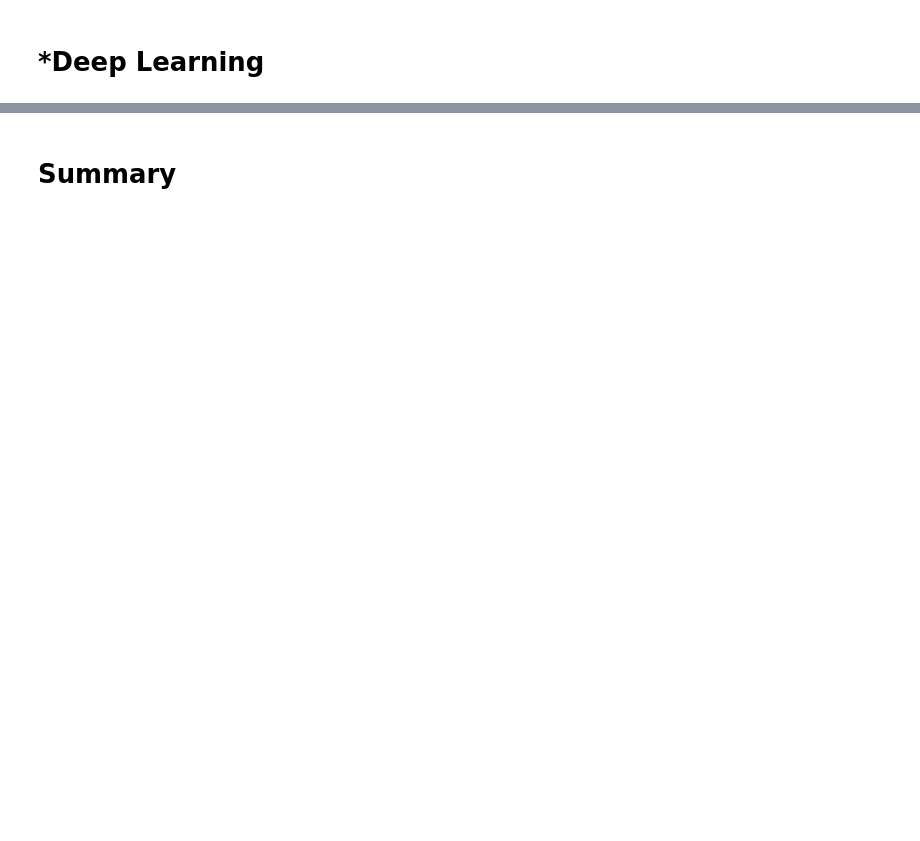
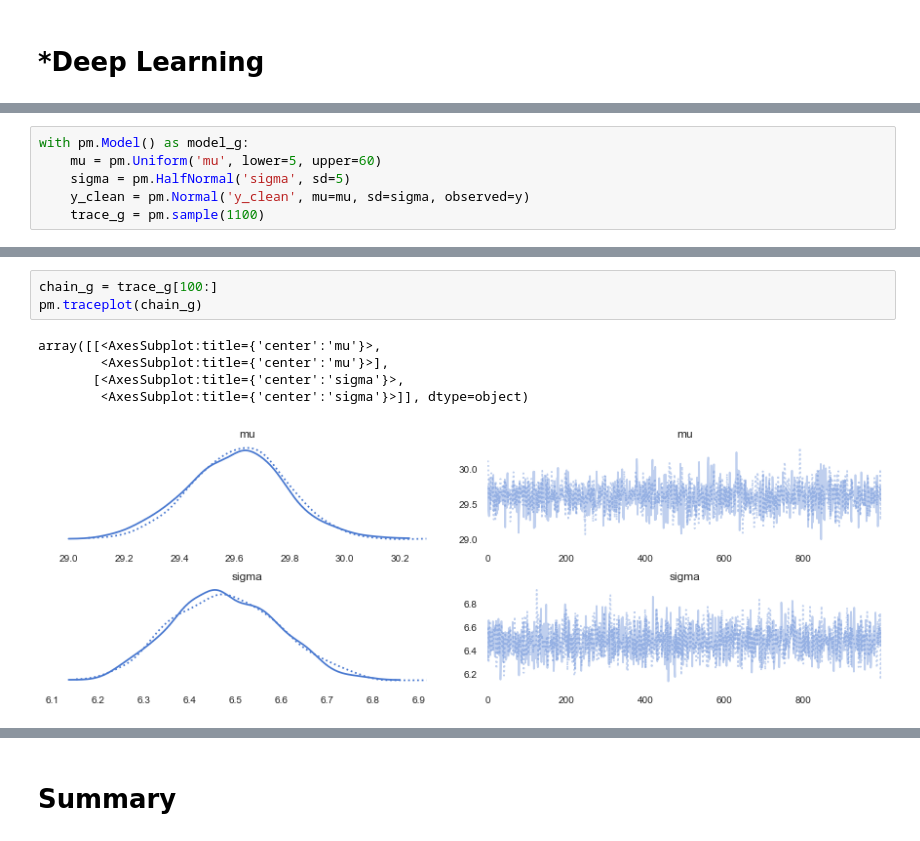
Before and after one commit to Pangbo15/SIQEF-RA-2020, a Jupyter notebook: SIQEF Assignment/scikit_learn/My First ML Case/novice sklearn tutorial.ipynb, the cells around one changed output, grey strips where cells are left out. Drawn from its saved outputs; the diff is of its cells as text; blank space fills up the shorter version.

```diff
--- a/SIQEF Assignment/scikit_learn/My First ML Case/novice sklearn tutorial.ipynb
+++ b/SIQEF Assignment/scikit_learn/My First ML Case/novice sklearn tutorial.ipynb
@@ -1585,0 +1684,6 @@ In general, deep learning is a back-end technology rather than a front-end. We a
+# %%
+with pm.Model() as model_g:
+    mu = pm.Uniform('mu', lower=5, upper=60)
+    sigma = pm.HalfNormal('sigma', sd=5)
+    y_clean = pm.Normal('y_clean', mu=mu, sd=sigma, observed=y)
+    trace_g = pm.sample(1100)
@@ -1585,0 +1697,9 @@ In general, deep learning is a back-end technology rather than a front-end. We a
+# %%
+chain_g = trace_g[100:]
+pm.traceplot(chain_g)
+# %% [output]
+array([[<AxesSubplot:title={'center':'mu'}>,
+        <AxesSubplot:title={'center':'mu'}>],
+       [<AxesSubplot:title={'center':'sigma'}>,
+        <AxesSubplot:title={'center':'sigma'}>]], dtype=object)
+[figure, added]
```
Also changed, not shown: parts of 45 cells of this notebook, 25 other files.
